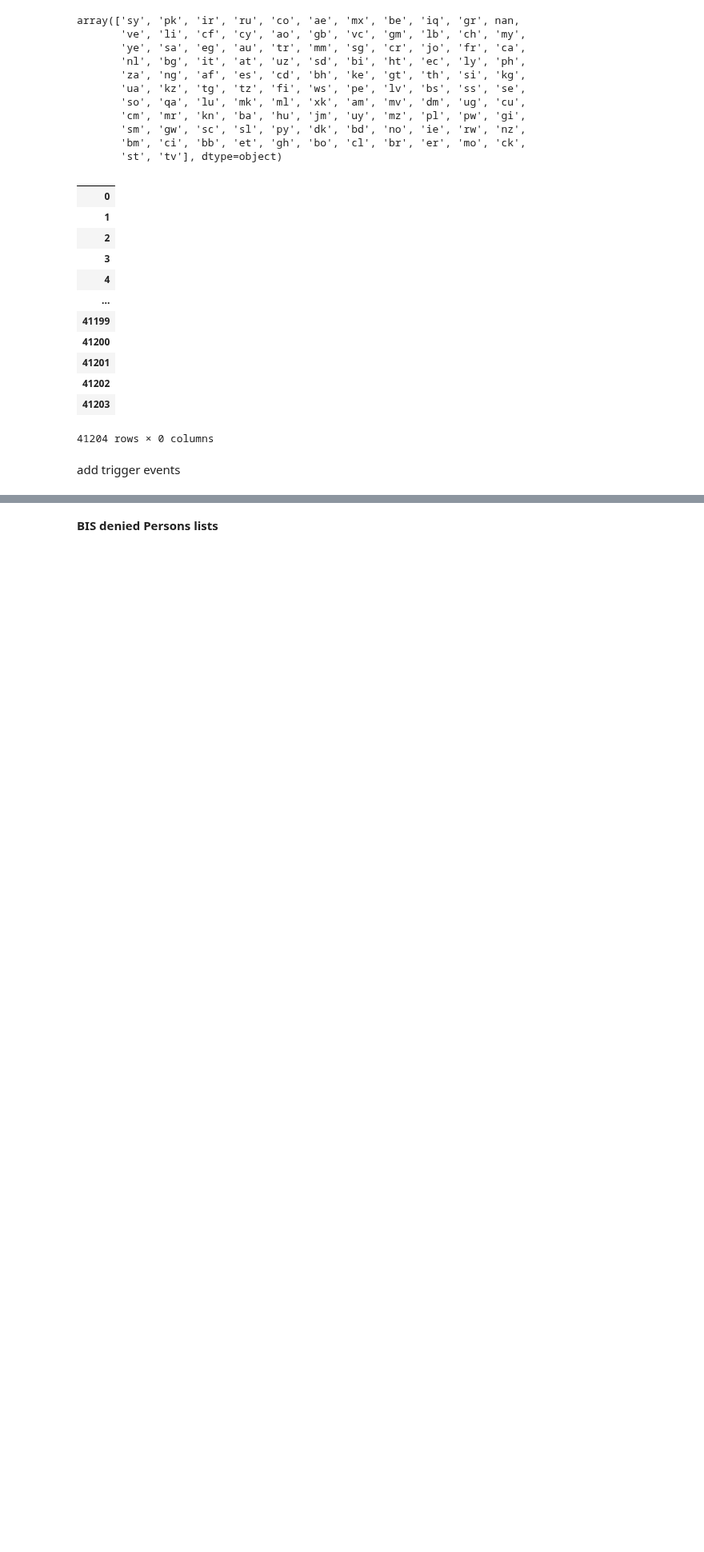
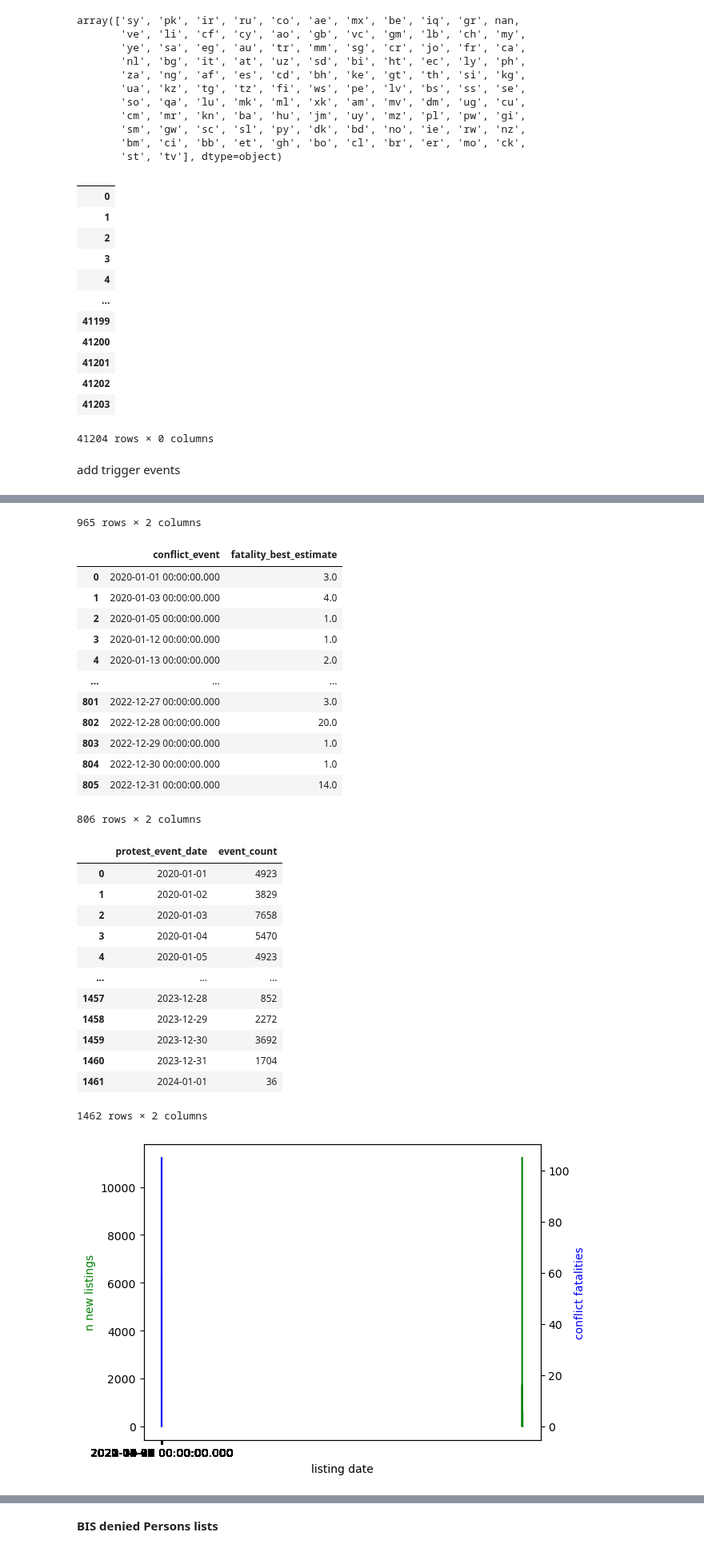
Before and after one commit to NatStrom/INSA, a Jupyter notebook: Opensanctions/Clean/US_descriptive_Analysis-Copy1.ipynb, the cells around one changed output, grey strips where cells are left out. Shown at 80% size. Saved outputs shown, nothing was run; the diff lists cells and outputs as text; code cells hidden in the pictures; blank space fills up the shorter version.

```diff
--- a/Opensanctions/Clean/US_descriptive_Analysis-Copy1.ipynb
+++ b/Opensanctions/Clean/US_descriptive_Analysis-Copy1.ipynb
@@ -18 +20,8 @@ cons = pd.read_csv('ofac_cons.csv',low_memory=False)
+# %%
+#load trigger data
+conflict = pd.read_csv('IV\\ucdp_cleaned.csv')
+conflict_os = pd.read_csv('IV\\ucdp_os.csv')
+coup= pd.read_csv('IV\\coup_data.csv')
+terror= pd.read_csv('IV\\data_gti.csv')
+protest= pd.read_csv('IV\\acled_clean.csv')
 # %% [markdown]
@@ -227,0 +237,5 @@ add trigger events
+# %%
+conflict.describe
+# get a month id
+conflict['month'] = pd.to_datetime(conflict['conflict_event']).dt.to_period('M')
+conflict_os['month'] = pd.to_datetime(conflict_os['conflict_event']).dt.to_period('M')
@@ -228,23 +261,28 @@ add trigger events
 # %%
-
-#get the new listings per month toether with conflict fatalities
+#get the new listings per month toether with conflict fatalities and protest events
 # combined plot
-grouped_1 = data.groupby(['month_id']).agg({'new_lisitng_count': 'sum'})
-grouped_2 = data.groupby(['year_id']).agg({'daly_all': 'sum'})
+grouped_1 = data.groupby(['listing_date']).agg({'new_listing_count': 'sum'})
+grouped_2 = conflict.groupby(['conflict_event']).agg({'fatality_best_estimate': 'sum'})
+grouped_3 = conflict_os.groupby(['conflict_event']).agg({'fatality_best_estimate': 'sum'})
+grouped_4 = protest.groupby(['protest_event_date']).agg({'event_count': 'sum'})
 grouped_1 = grouped_1.reset_index()
 grouped_2 = grouped_2.reset_index()
+grouped_3 = grouped_3.reset_index()
+grouped_4 = grouped_4.reset_index()
 display(grouped_1)
 display(grouped_2)
+display(grouped_3)
+display(grouped_4)
 # create figure and axis objects with subplots()
 fig,ax = plt.subplots()
 # make a plot
-ax.plot(grouped_2.year_id,
-        grouped_2.daly_all,
+ax.plot(grouped_1.listing_date,
+        grouped_1.new_listing_count,
         color="green")
 # set x-axis label
-ax.set_xlabel("year", fontsize = 10)
+ax.set_xlabel("listing date", fontsize = 10)
 # set y-axis label
-ax.set_ylabel("DALY/ 100.000 people",
+ax.set_ylabel("n new listings",
               color="green",
               fontsize=10)
 
@@ -252,6 +290,7 @@ ax.set_ylabel("DALY/ 100.000 people",
 # twin object for two different y-axis on the sample plot
 ax2=ax.twinx()
 # make a plot with different y-axis using second axis object
-ax2.plot(grouped_1.year_id, grouped_1["best_log"],color="blue")
+ax2.plot(grouped_2.conflict_event, grouped_2["fatality_best_estimate"],color="blue")
 ax2.set_ylabel("conflict fatalities",color="blue",fontsize=10)
 plt.savefig('timetrend_combined_listing_month.png')
+# %% [output]
@@ -257,0 +322,28 @@ plt.savefig('timetrend_combined_listing_month.png')
+965 rows × 2 columns
+|  | conflict_event | fatality_best_estimate |
+| 0 | 2020-01-01 00:00:00.000 | 3.0 |
+| 1 | 2020-01-03 00:00:00.000 | 4.0 |
+| 2 | 2020-01-05 00:00:00.000 | 1.0 |
+| 3 | 2020-01-12 00:00:00.000 | 1.0 |
+| 4 | 2020-01-13 00:00:00.000 | 2.0 |
+| ... | ... | ... |
+| 801 | 2022-12-27 00:00:00.000 | 3.0 |
+| 802 | 2022-12-28 00:00:00.000 | 20.0 |
+| 803 | 2022-12-29 00:00:00.000 | 1.0 |
+| 804 | 2022-12-30 00:00:00.000 | 1.0 |
+| 805 | 2022-12-31 00:00:00.000 | 14.0 |
+806 rows × 2 columns
+|  | protest_event_date | event_count |
+| 0 | 2020-01-01 | 4923 |
+| 1 | 2020-01-02 | 3829 |
+| 2 | 2020-01-03 | 7658 |
+| 3 | 2020-01-04 | 5470 |
+| 4 | 2020-01-05 | 4923 |
+| ... | ... | ... |
+| 1457 | 2023-12-28 | 852 |
+| 1458 | 2023-12-29 | 2272 |
+| 1459 | 2023-12-30 | 3692 |
+| 1460 | 2023-12-31 | 1704 |
+| 1461 | 2024-01-01 | 36 |
+1462 rows × 2 columns
+[figure, added]
```
Also changed, not shown: parts of 15 cells of this notebook, 13 other files.
